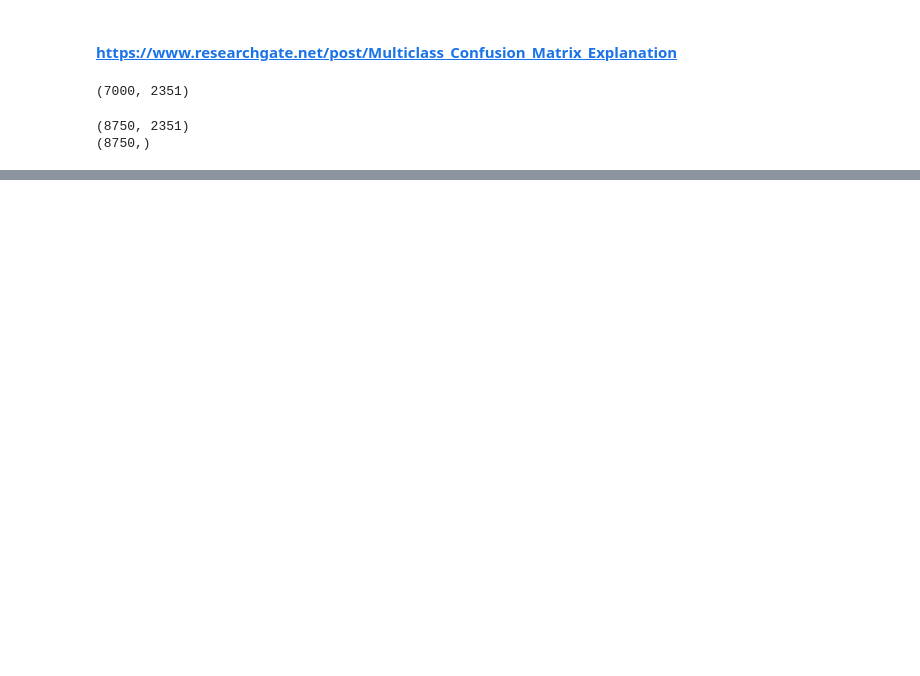
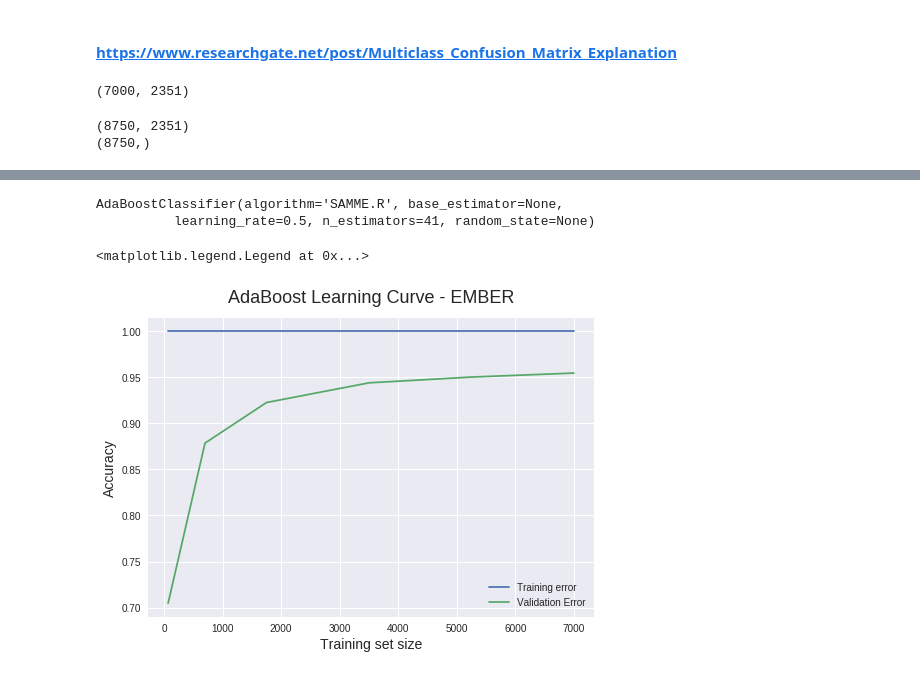
Before and after one commit to 6r0k3d/ml-intro, a Jupyter notebook: notebooks/booster_mal.ipynb, the cells around one changed output, grey strips where cells are left out. Drawn from its saved outputs; the diff is of its cells as text; code cells hidden in the pictures; blank space fills up the shorter version.

```diff
--- a/notebooks/booster_mal.ipynb
+++ b/notebooks/booster_mal.ipynb
@@ -227,0 +278,27 @@ grid.fit(X,y)
+# %%
+grid_best = grid.best_estimator_
+print(grid_best)
+# %% [output]
+AdaBoostClassifier(algorithm='SAMME.R', base_estimator=None,
+          learning_rate=0.5, n_estimators=41, random_state=None)
+# %%
+tree = DecisionTreeClassifier(max_depth=12, min_samples_split=2)
+# %%
+boosted = AdaBoostClassifier(base_estimator=tree,learning_rate=0.5, n_estimators=40)
+# %%
+train_sizes, train_scores, validation_scores = learning_curve(estimator=boosted,X=X, y=y, train_sizes=train_sizes, cv=5, scoring='accuracy')
+# %%
+train_scores_mean = train_scores.mean(axis=1)
+validation_scores_mean = validation_scores.mean(axis=1)
+# %%
+plt.style.use('seaborn')
+plt.plot(train_sizes, train_scores_mean, label='Training error')
+plt.plot(train_sizes, validation_scores_mean, label='Validation Error')
+
+plt.ylabel('Accuracy', fontsize = 14)
+plt.xlabel('Training set size', fontsize = 14)
+plt.title('AdaBoost Learning Curve - EMBER', fontsize = 18, y=1.03)
+plt.legend()
+# %% [output]
+<matplotlib.legend.Legend at 0x...>
+[figure, added]
```
Also changed, not shown: parts of 22 cells of this notebook.
